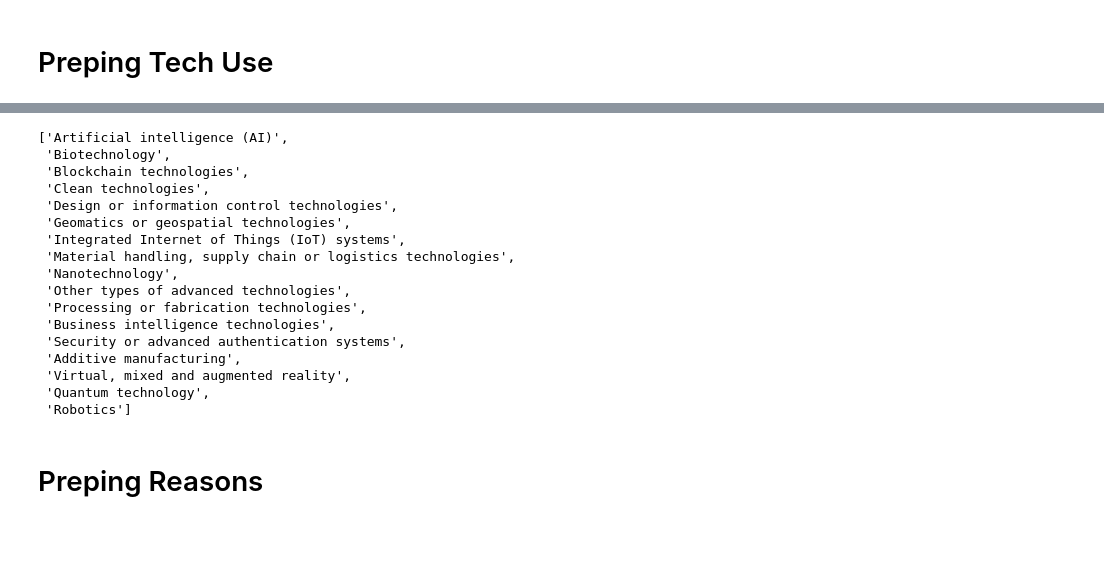
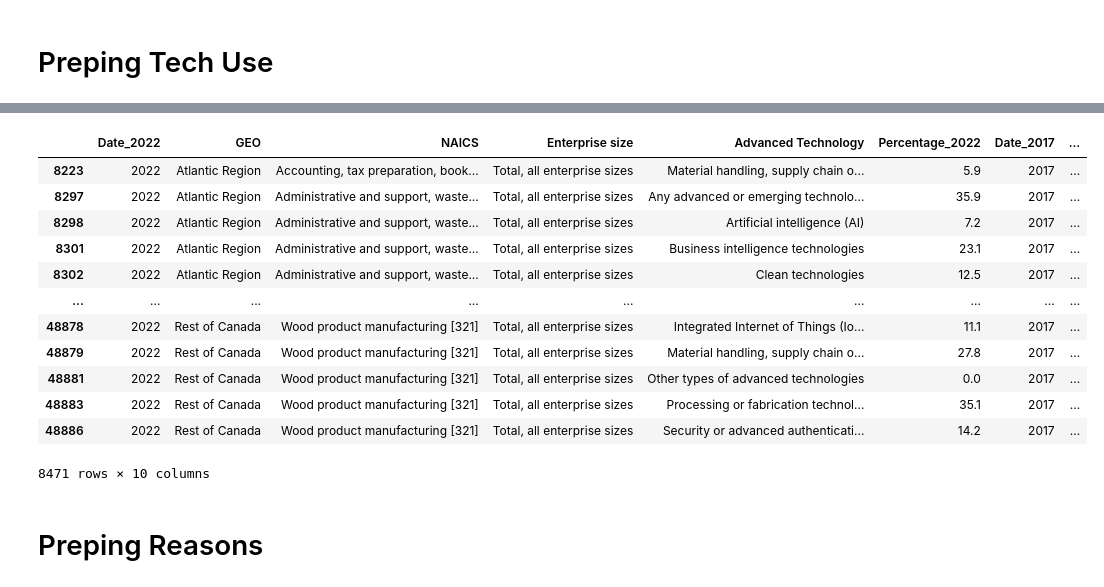
Before and after one commit to john-a-ellis/AdvancedTechCanada, a Jupyter notebook: Analysis.ipynb, the cells around one changed output, grey strips where cells are left out. Saved outputs shown, nothing was run; the diff lists cells and outputs as text; code cells hidden in the pictures; blank space fills up the shorter version.

```diff
--- a/Analysis.ipynb
+++ b/Analysis.ipynb
@@ -27,5 +38,15 @@ tech_plot_data_df=pd.DataFrame(plot_data)
 # %%
 tech_plot_data_df.reset_index(inplace=True)
+# %%
+compare_tech_2022 = tech_plot_data_df[tech_plot_data_df['Date'] =='2022']
+repeating_columns = [column for column in compare_tech_2022.columns if column not in ['Date', 'Percentage']]
+# %%
+compare_tech_2017 = tech_plot_data_df[(tech_plot_data_df['Date'] == '2017') & (tech_plot_data_df[repeating_columns].isin(compare_tech_2022[repeating_columns].to_dict('list')).all(axis=1))]
+# %%
+compare_2017_2022_df = pd.merge(compare_tech_2022, compare_tech_2017,
+                                left_on=['GEO', 'NAICS', 'Enterprise size', 'Advanced Technology'],
+                                right_on=['GEO', 'NAICS', 'Enterprise size', 'Advanced Technology'],
+                                suffixes=('_2022','_2017'))
 # %%
 tech_plot_data_df.dropna(inplace=True)
 # %%
@@ -41,26 +62,25 @@ tech_list = ['Artificial intelligence (AI)', 'Biotechnology',
              'Security or advanced authentication systems',
              'Additive manufacturing', 'Virtual, mixed and augmented reality',
              'Quantum technology', 'Robotics']
-# %%
-tech_list
-# %% [output]
-['Artificial intelligence (AI)',
- 'Biotechnology',
- 'Blockchain technologies',
- 'Clean technologies',
- 'Design or information control technologies',
- 'Geomatics or geospatial technologies',
- 'Integrated Internet of Things (IoT) systems',
- 'Material handling, supply chain or logistics technologies',
- 'Nanotechnology',
- 'Other types of advanced technologies',
- 'Processing or fabrication technologies',
- 'Business intelligence technologies',
- 'Security or advanced authentication systems',
- 'Additive manufacturing',
- 'Virtual, mixed and augmented reality',
- 'Quantum technology',
- 'Robotics']
+# %%
+compare_2017_2022_df['YoY Chg']=compare_2017_2022_df['Percentage_2022']-compare_2017_2022_df['Percentage_2017']
+compare_2017_2022_df['%YoY Chg']=(compare_2017_2022_df['Percentage_2022']-compare_2017_2022_df['Percentage_2017'])/compare_2017_2022_df['Percentage_2017']
+compare_2017_2022_df.dropna(inplace = True)
+compare_2017_2022_df
+# %% [output]
+|  | Date_2022 | GEO | NAICS | Enterprise size | Advanced Technology | Percentage_2022 | Date_2017 | ... |
+| 8223 | 2022 | Atlantic Region | Accounting, tax preparation, book... | Total, all enterprise sizes | Material handling, supply chain o... | 5.9 | 2017 | ... |
+| 8297 | 2022 | Atlantic Region | Administrative and support, waste... | Total, all enterprise sizes | Any advanced or emerging technolo... | 35.9 | 2017 | ... |
+| 8298 | 2022 | Atlantic Region | Administrative and support, waste... | Total, all enterprise sizes | Artificial intelligence (AI) | 7.2 | 2017 | ... |
+| 8301 | 2022 | Atlantic Region | Administrative and support, waste... | Total, all enterprise sizes | Business intelligence technologies | 23.1 | 2017 | ... |
+| 8302 | 2022 | Atlantic Region | Administrative and support, waste... | Total, all enterprise sizes | Clean technologies | 12.5 | 2017 | ... |
+| ... | ... | ... | ... | ... | ... | ... | ... | ... |
+| 48878 | 2022 | Rest of Canada | Wood product manufacturing [321] | Total, all enterprise sizes | Integrated Internet of Things (Io... | 11.1 | 2017 | ... |
+| 48879 | 2022 | Rest of Canada | Wood product manufacturing [321] | Total, all enterprise sizes | Material handling, supply chain o... | 27.8 | 2017 | ... |
+| 48881 | 2022 | Rest of Canada | Wood product manufacturing [321] | Total, all enterprise sizes | Other types of advanced technologies | 0.0 | 2017 | ... |
+| 48883 | 2022 | Rest of Canada | Wood product manufacturing [321] | Total, all enterprise sizes | Processing or fabrication technol... | 35.1 | 2017 | ... |
+| 48886 | 2022 | Rest of Canada | Wood product manufacturing [321] | Total, all enterprise sizes | Security or advanced authenticati... | 14.2 | 2017 | ... |
+8471 rows × 10 columns
 # %% [markdown]
 # Preping Reasons
 # %%
```
Also changed, not shown: parts of 2 cells of this notebook, 3 other files.
